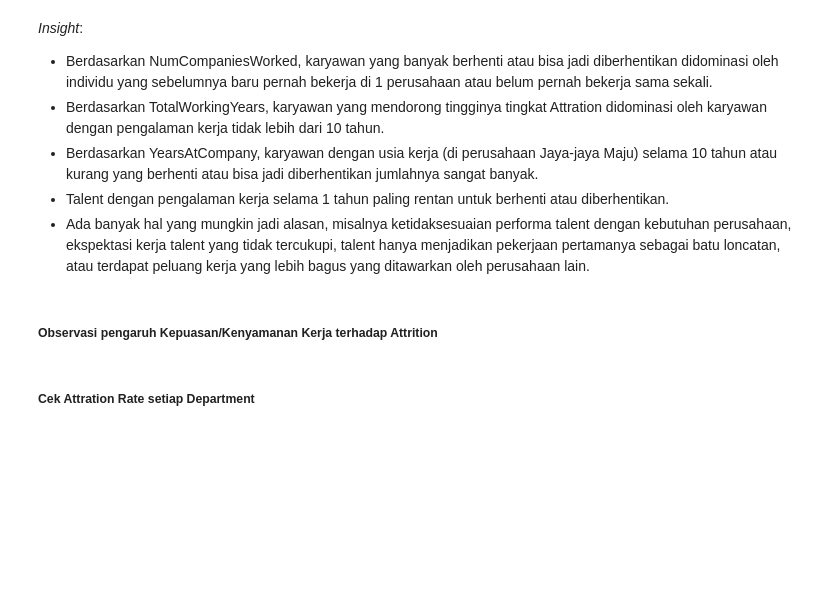
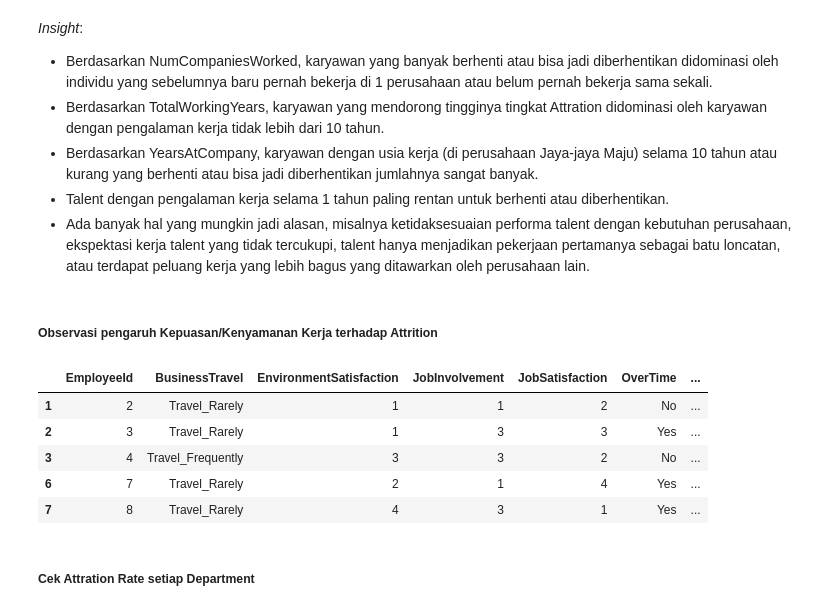
Before and after one commit to Sulbae/HR-Dashboard, a Jupyter notebook: notebook.ipynb, the cells around one changed output. Saved outputs shown, nothing was run; the diff lists cells and outputs as text; code cells hidden in the pictures; blank space fills up the shorter version.

```diff
--- a/notebook.ipynb
+++ b/notebook.ipynb
@@ -652,6 +656,25 @@ _Insight_:
 * Ada banyak hal yang mungkin jadi alasan, misalnya ketidaksesuaian performa talent dengan kebutuhan perusahaan, ekspektasi kerja talent yang tidak tercukupi, talent hanya menjadikan pekerjaan pertamanya sebagai batu loncatan, atau terdapat peluang kerja yang lebih bagus yang ditawarkan oleh perusahaan lain.
 # %% [markdown]
 ##### Observasi pengaruh Kepuasan/Kenyamanan Kerja terhadap Attrition
+# %%
+work_satisfaction_columns = [
+    'BusinessTravel', 'EnvironmentSatisfaction', 'JobInvolvement',
+    'JobSatisfaction', 'OverTime', 'RelationshipSatisfaction',
+    'TrainingTimesLastYear', 'WorkLifeBalance'
+]
+# %%
+satisfaction_df = selected_df.copy()
+
+satisfaction_df = satisfaction_df[['EmployeeId'] + work_satisfaction_columns + ['Attrition']]
+
+satisfaction_df.head()
+# %% [output]
+|  | EmployeeId | BusinessTravel | EnvironmentSatisfaction | JobInvolvement | JobSatisfaction | OverTime | ... |
+| 1 | 2 | Travel_Rarely | 1 | 1 | 2 | No | ... |
+| 2 | 3 | Travel_Rarely | 1 | 3 | 3 | Yes | ... |
+| 3 | 4 | Travel_Frequently | 3 | 3 | 2 | No | ... |
+| 6 | 7 | Travel_Rarely | 2 | 1 | 4 | Yes | ... |
+| 7 | 8 | Travel_Rarely | 4 | 3 | 1 | Yes | ... |
 # %% [markdown]
 ##### Cek Attration Rate setiap Department
 # %%
```
Also changed, not shown: parts of 4 cells of this notebook.
